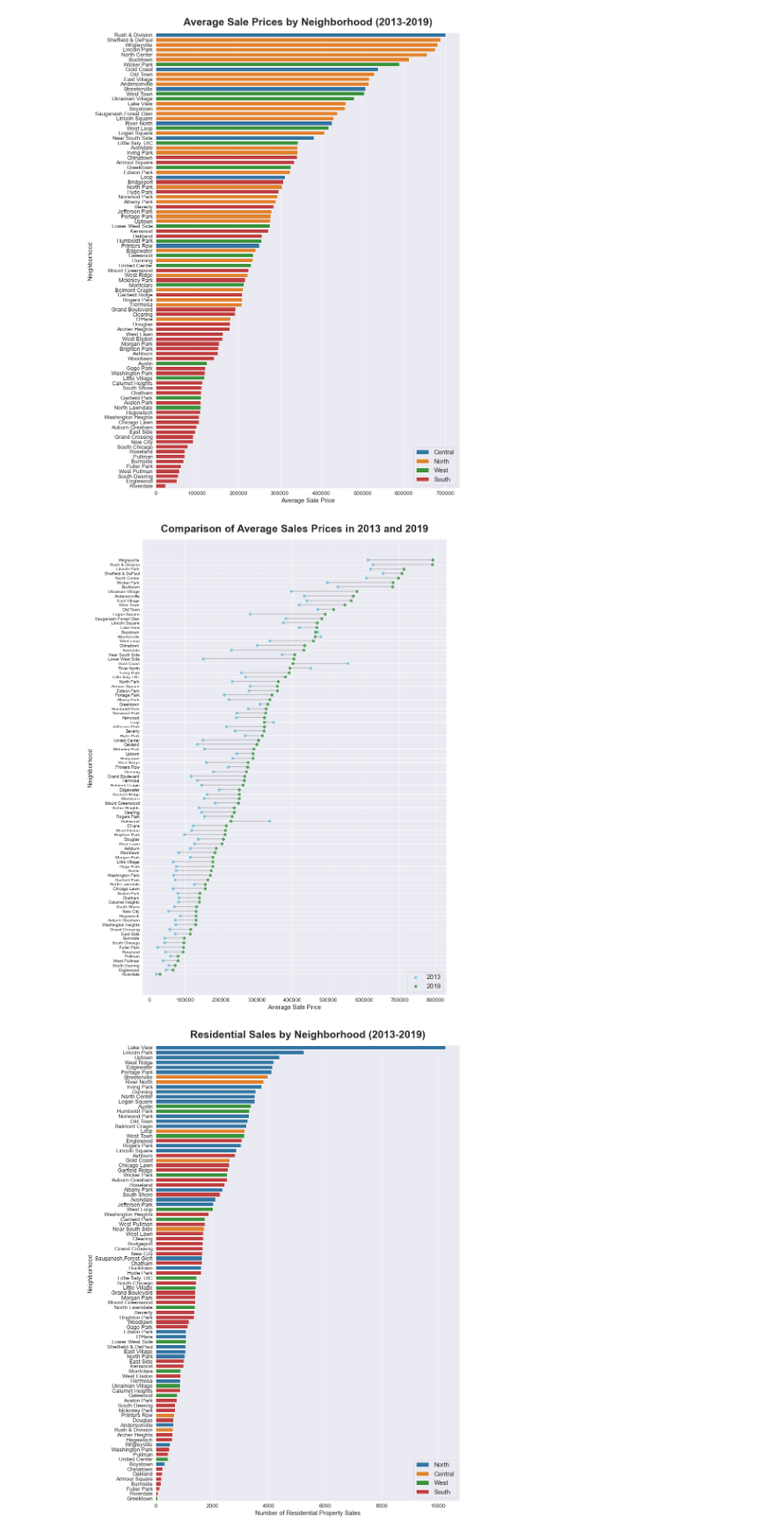
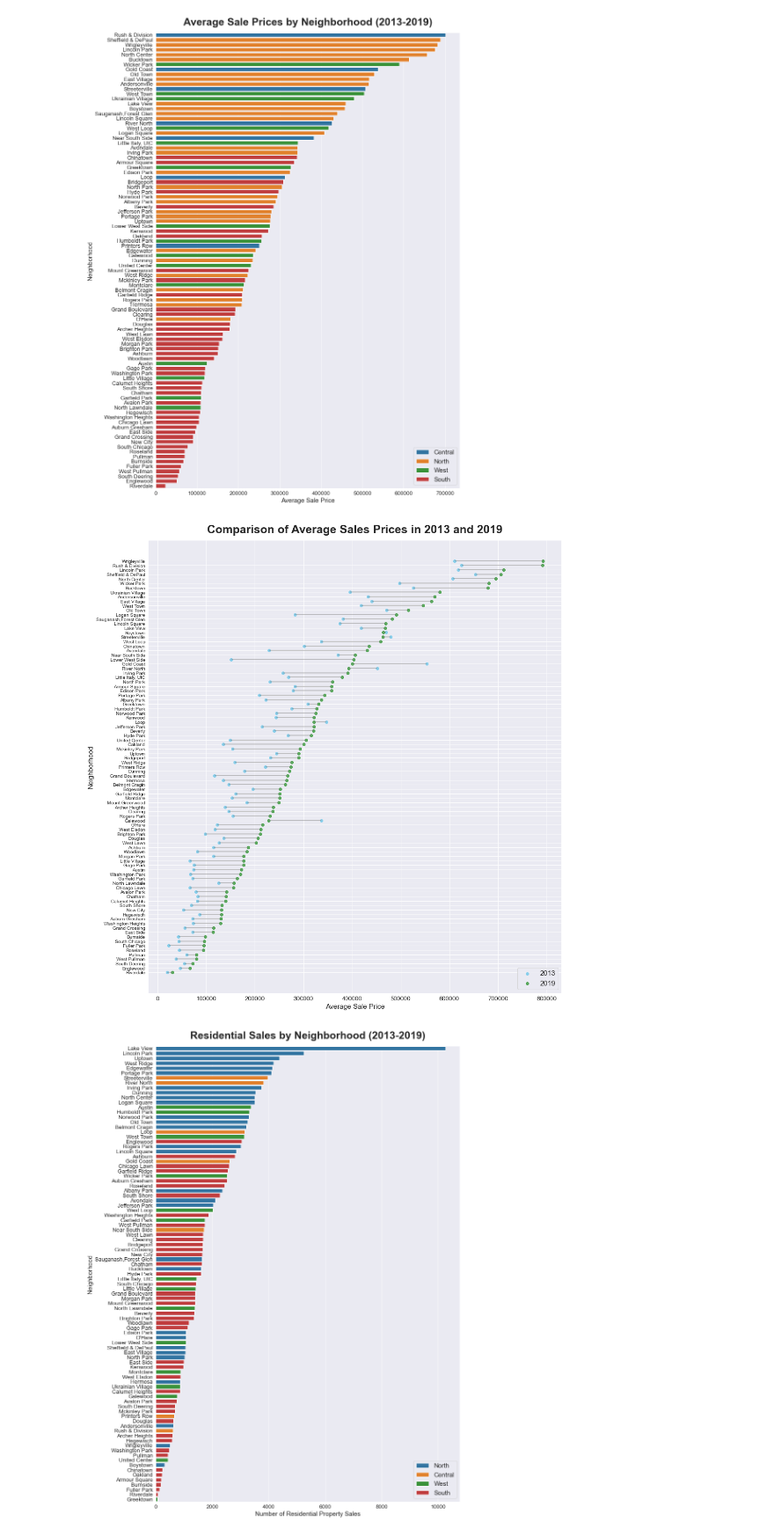
Before and after one commit to ymericson/ml-project, a Jupyter notebook: sales_gdf.ipynb, the cells around one changed output. Shown at 88% size. Saved outputs shown, nothing was run; the diff lists cells and outputs as text; code cells hidden in the pictures.

Commit message:
output graph

```diff
--- a/sales_gdf.ipynb
+++ b/sales_gdf.ipynb
@@ -1,10 +1,7 @@
 # %%
 import pandas as pd
 import numpy as np
-import matplotlib.pyplot as plt
-import seaborn as sns
 import geopandas as gpd
-sns.set_style("darkgrid")
 import datetime, calendar
 # %% [markdown]
 ## Cook County Assessor's Residential Sales Data
@@ -105,25 +88,25 @@ import censusdata
 census_gdf = gpd.read_file("https://data.cityofchicago.org/resource/bt9m-d2mf.geojson?$limit=9999999")
 
 # Load the ACS data with variables
-variables = ["B02001_001E", # Total Population
-             "B02001_002E", # White
-             "B02001_003E", # Black
-             "B19013_001E", # Median Income
-             "GEO_ID"]
+# variables = ["B02001_001E", # Total Population
+#              "B02001_002E", # White
+#              "B02001_003E", # Black
+#              "B19013_001E", # Median Income
+#              "GEO_ID"]
 variables = ["GEO_ID"]
 # %%
-def merge_census(sales_gdf, year):
-    acs_df = censusdata.download("acs5", year, censusdata.censusgeo(
-        [("state", "17"), ("county", "031"), ("block group", "*")]), variables)
 
-    # Merge ACS data with Census block boundaries
-    census_gdf["geo_12"] = census_gdf["geoid10"].map(lambda x: str(x)[:12])
-    acs_df["geo_12"] = acs_df["GEO_ID"].map(lambda x: str(x)[-12:])
-    merged_gdf = acs_df.merge(census_gdf, on="geo_12", how="inner")
-    merged_gdf = gpd.GeoDataFrame(merged_gdf[variables + ["geometry"]].drop_duplicates())
+acs_df = censusdata.download("acs5", 2013, censusdata.censusgeo(
+    [("state", "17"), ("county", "031"), ("block group", "*")]), variables)
 
-    # Merge the dataframe from step 3 with sales geopandas dataframe
-    sales_gdf = gpd.sjoin(sales_gdf.drop(columns=['index_right']), merged_gdf, how='left')
+# Merge ACS data with Census block boundaries
+census_gdf["geo_12"] = census_gdf["geoid10"].map(lambda x: str(x)[:12])
+acs_df["geo_12"] = acs_df["GEO_ID"].map(lambda x: str(x)[-12:])
+merged_gdf = acs_df.merge(census_gdf, on="geo_12", how="inner")
+merged_gdf = gpd.GeoDataFrame(merged_gdf[variables + ["geometry"]].drop_duplicates())
+
+# Merge the dataframe from step 3 with sales geopandas dataframe
+sales_gdf = gpd.sjoin(sales_gdf.drop(columns=['index_right']), merged_gdf, how='left')
 
 #     total_pop_year = "{} Total Population".format(year)
 #     white_pop_year = "{} White Population".format(year)
@@ -138,9 +121,8 @@ def merge_census(sales_gdf, year):
 #     sales_gdf[white_perc_year] = sales_gdf[white_pop_year] / sales_gdf[total_pop_year]
 #     sales_gdf[black_perc_year] = sales_gdf[black_pop_year] / sales_gdf[total_pop_year]
 #     sales_gdf.loc[sales_gdf[med_income_year]  < 0, med_income_year] = 0
-    return sales_gdf
 # %%
-sales_gdf = merge_census(sales_gdf, 2013)
+#sales_gdf = merge_census(sales_gdf, 2013)
 #sales_gdf = merge_census(sales_gdf, 2018)
 # %%
 sales_gdf.head()
@@ -178,32 +160,32 @@ plt.show()
 # %%
 sales_compare = sales_gdf[(sales_gdf['sale_year'] == 2013) | (sales_gdf['sale_year'] == 2019)]
 sales_compare = sales_compare.groupby(['pri_neigh', 'sale_year'])['sale_price'].mean().unstack()
 sales_compare = sales_compare.sort_values(by=2019, ascending=True)
 
 my_range=range(1,len(sales_compare.index)+1)
 
 # The vertical plot is made using the hline function
 # I load the seaborn library only to benefit the nice looking feature
-fig, ax = plt.subplots(figsize=(13,20))
+fig, ax = plt.subplots(figsize=(16,18))
 
 plt.hlines(y=my_range, xmin=sales_compare[2013], xmax=sales_compare[2019], color='grey', alpha=0.6)
 plt.scatter(sales_compare[2013], my_range, color='skyblue', alpha=1, label='2013')
 plt.scatter(sales_compare[2019], my_range, color='green', alpha=0.6 , label='2019')
 plt.legend()
 
 # Add title and axis names
 ax.set_title('Comparison of Average Sales Prices in 2013 and 2019', fontsize=25,
              fontweight="bold", loc='center', y=1.01)
 ax.set_xlabel('Average Sale Price', fontsize=15)
 ax.set_ylabel('Neighborhood', fontsize=15)
 plt.xticks(fontsize=13)
 plt.yticks(my_range, sales_compare.index)
 plt.legend(loc='lower right', fontsize=15)
 
-
+plt.savefig('figures/avg_saleprice.png')
 plt.show()
 # %% [output]
-[figure, old version]
+[figure, new version]
 # %%
 sales_gdf_count = pd.DataFrame(sales_gdf.groupby('pri_neigh')['pin'].nunique().sort_values(ascending=False)).reset_index()
 sales_gdf_count = sales_gdf_count.merge(sales_gdf[['pri_neigh', 'side']].drop_duplicates(), on='pri_neigh', how='left')
```
Also changed, not shown: parts of 10 cells of this notebook, 2 other files.
